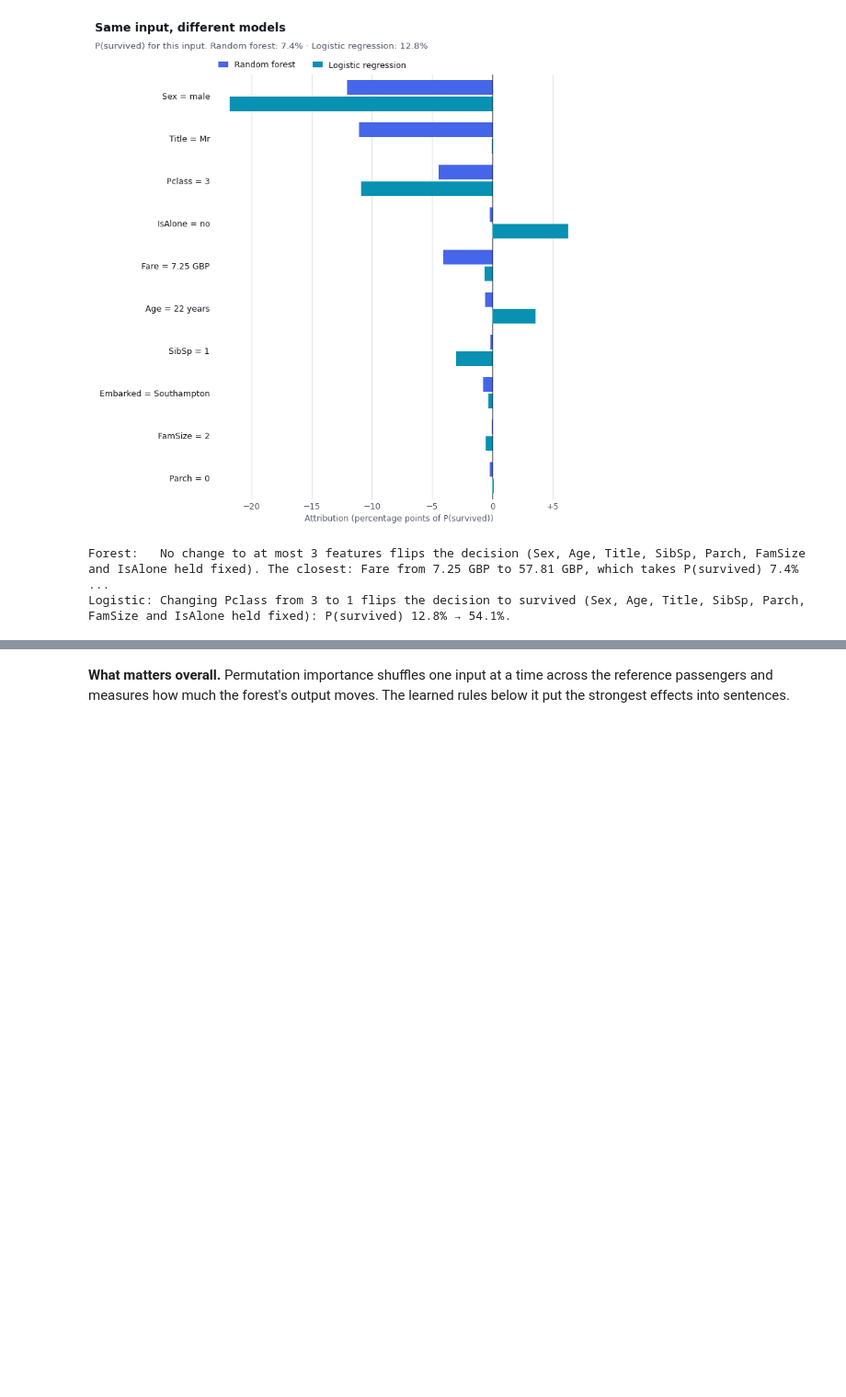
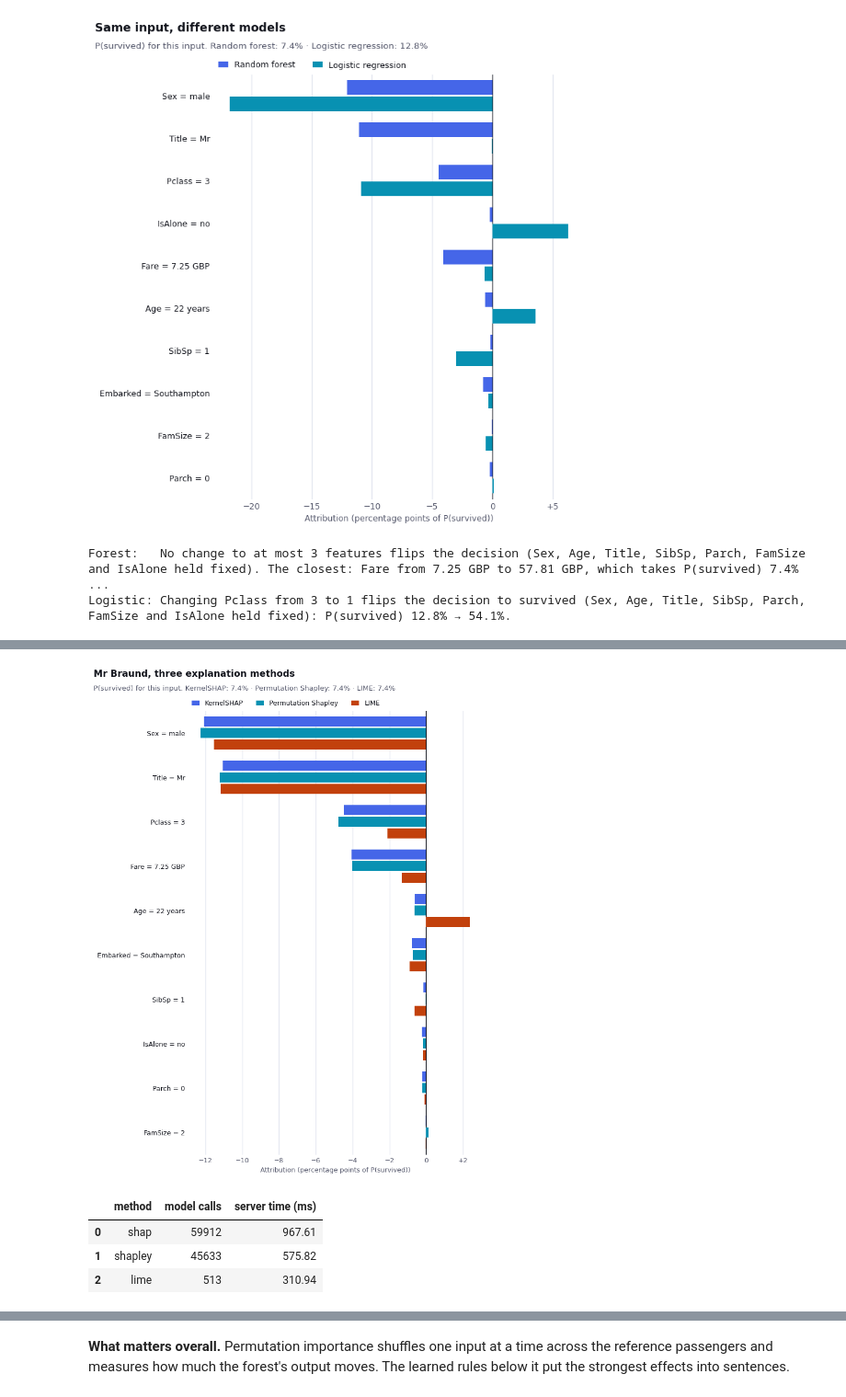
Before and after one commit to KaimeiAI/titanic-kaimei-example, a Jupyter notebook: notebooks/01-explain-a-model.ipynb, the cells around one changed output, grey strips where cells are left out. Shown at 92% size. Drawn from its saved outputs; the diff is of its cells as text; code cells hidden in the pictures; blank space fills up the shorter version.

```diff
--- a/notebooks/kaimei-demo.ipynb
+++ b/notebooks/01-explain-a-model.ipynb
@@ -17,21 +24,12 @@ Everything below is also on the dashboard, and anyone on the team can open it th
 # %% [markdown]
 ## 1. Connect
 # %%
-import os
-from datetime import datetime, timedelta, timezone
-from pathlib import Path
-
 import matplotlib.pyplot as plt
-import numpy as np
 import pandas as pd
-from sklearn.ensemble import RandomForestClassifier
-from sklearn.linear_model import LogisticRegression
-from sklearn.model_selection import cross_val_score, train_test_split
 from sklearn.pipeline import Pipeline
 from sklearn.preprocessing import StandardScaler
 from sklearn.svm import SVC
 
-from kaimei import Kaimei, NotFoundError
 from kaimei.tabular import (
     compare_explanations,
     counterfactual_summary,
@@ -40,11 +38,12 @@ from kaimei.tabular import (
     plot_explanation,
     plot_insight,
 )
+from titanic_kaimei import FEATURES, OUTPUTS, encode, load, to_row
+from titanic_kaimei.models import make_forest, make_logistic, scores
+from titanic_kaimei.workspace import FOREST, LOGISTIC, connect, dashboard_url, ensure_project, replace_model, run_analysis
 
 plt.rcParams["figure.dpi"] = 100
 pd.set_option("display.precision", 3)
 
-client = Kaimei()  # reads KAIMEI_API_KEY (and KAIMEI_BASE_URL, which defaults to https://api.kaimei.ai)
-DASHBOARD = os.environ.get("KAIMEI_DASHBOARD_URL", "https://dashboard.kaimei.ai")
-print("API:", client.health().get("status"))
+client = connect()  # reads KAIMEI_API_KEY from the environment or a .env file
 # %% [output]
@@ -95,0 +60,4 @@ passengers.head()
+# %%
+titanic = load(1)
+passengers, survived = titanic.passengers, titanic.survived  # 891 passengers with known outcomes
+passengers.head()
@@ -212,16 +151,11 @@ Take the first passenger in the file, Mr Owen Harris Braund: 22 years old, third
 # %%
-def passenger(index, df=passengers):
-    # One row as JSON-ready values: what you would send from your own application.
-    return {k: (v.item() if hasattr(v, "item") else v) for k, v in df.iloc[index].to_dict().items()}
-
-
 # Let the what-if search change only the ticket: class, fare and port.
 EXPLAIN = {"counterfactual": True, "frozen_features": ["Sex", "Age", "Title", "SibSp", "Parch", "FamSize", "IsAlone"],
            "seed": 0}
 
-braund = passenger(0)
-explanation = client.explanations.create(model="titanic-forest", input=braund, method="shap", options=EXPLAIN)
-forest_model = client.models.retrieve("titanic-forest")
+braund = to_row(passengers.iloc[0])  # one passenger as plain JSON values, as your application would send it
+explanation = client.explanations.create(model=FOREST, input=braund, method="shap", options=EXPLAIN)
+forest_model = client.models.retrieve(FOREST)
 
 print(explanation_summary(explanation, model=forest_model))
 plot_explanation(explanation, model=forest_model)
@@ -336,0 +250,15 @@ Rose: survived (P(survived) = 93%)
+# %%
+by_method = [
+    client.explanations.create(model=FOREST, input=braund, method=method, options={"seed": 0, "log_prediction": False})
+    for method in ["shap", "shapley", "lime"]
+]
+compare_explanations(by_method, ["KernelSHAP", "Permutation Shapley", "LIME"], model=forest_model,
+                     title="Mr Braund, three explanation methods")
+plt.show()
+pd.DataFrame([{"method": e.method, "model calls": e.n_evals, "server time (ms)": e.latency_ms} for e in by_method])
+# %% [output]
+[figure, added]
+|  | method | model calls | server time (ms) |
+| 0 | shap | 59912 | 967.61 |
+| 1 | shapley | 45633 | 575.82 |
+| 2 | lime | 513 | 310.94 |
```
Also changed, not shown: parts of 37 cells of this notebook, 30 other files.
